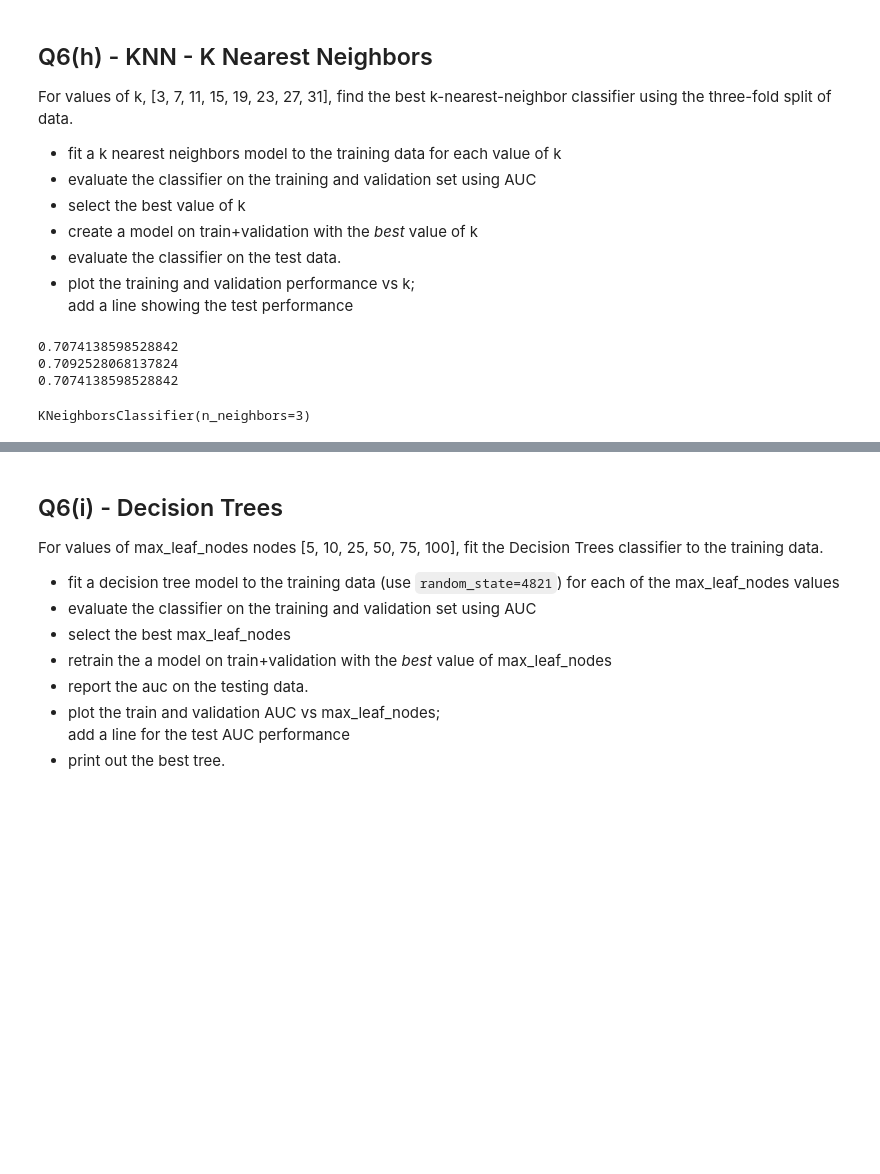
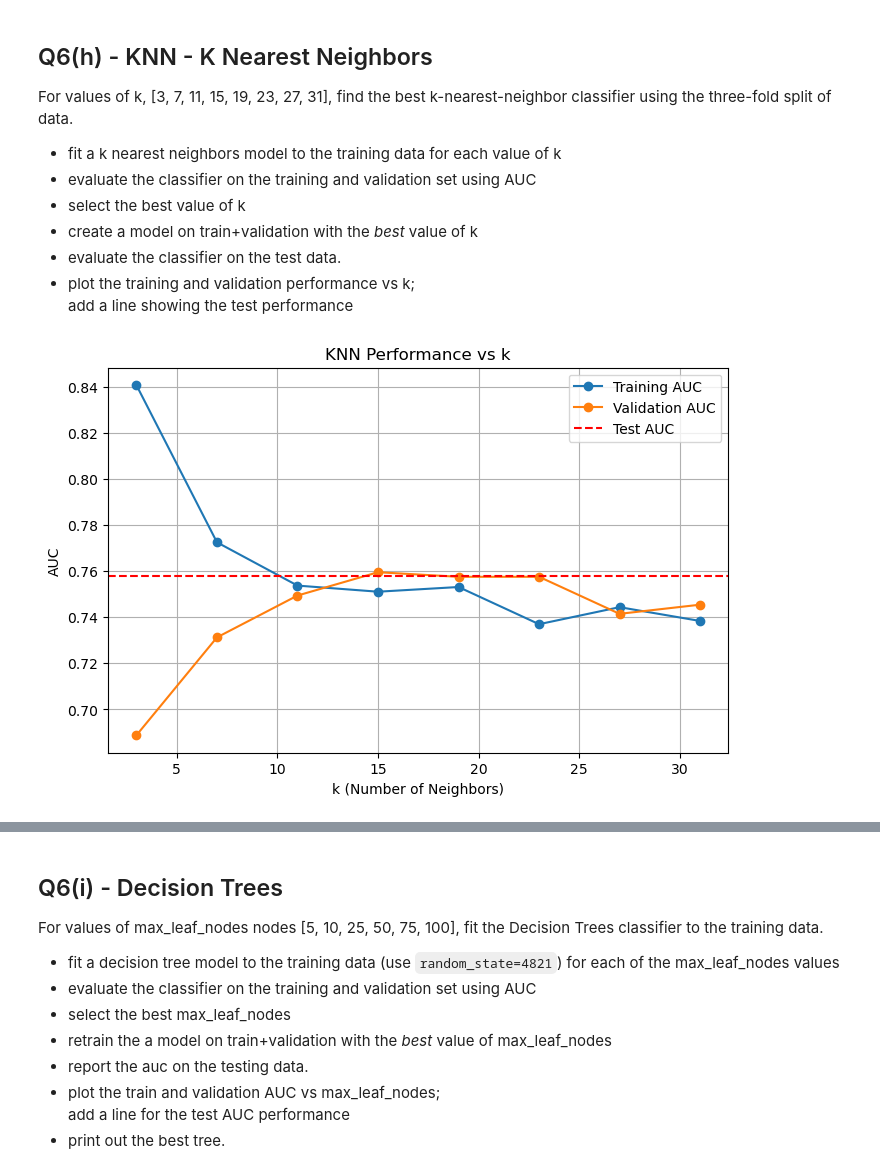
Before and after one commit to zecerman/CS4821, a Jupyter notebook: a2-4821.ipynb, the cells around one changed output, grey strips where cells are left out. Cells and saved outputs as stored; diff of their text form; code cells hidden in the pictures; blank space fills up the shorter version.

```diff
--- a/a2-4821.ipynb
+++ b/a2-4821.ipynb
@@ -947,63 +944,47 @@ add a line showing the test performance
 # %%
 
 kvals = [3, 7, 11, 15, 19, 23, 27, 31]
 
 knn_auc_val = np.zeros((1,len(kvals)))
 knn_auc_tr = np.zeros((1,len(kvals)))
 
-
 # fit a k nearest neighbors model to the training data
 # evaluate the classifier on the training and validation set using auc
+best_auc_val = -math.inf
+for i in range(len(kvals)):
+    k = kvals[i]
+    knn = KNeighborsClassifier(n_neighbors=k)
+    knn.fit(X_train_sc, y_train)
+    y_train_pred = knn.predict(X_train_sc)
+    y_val_pred = knn.predict(X_val_sc)
+    knn_auc_tr[0, i] = roc_auc_score(y_train, y_train_pred)
+    knn_auc_val[0, i] = roc_auc_score(y_val, y_val_pred)
 
 # select the best value of k
-knn_bestk = 0
-min_err = math.inf
-for i in range(len(kvals)):
-    k = kvals[i]
-    knn_val = KNeighborsClassifier(n_neighbors=k)
-    knn_val.fit(X_val_sc, y_val)
-    knn_train = KNeighborsClassifier(n_neighbors=k)
-    knn_train.fit(X_train_sc, y_train)
-    pred_val = knn_val.predict(X_test_sc)
-    pred_tr = knn_train.predict(X_test_sc)
-    auc_val = roc_auc_score(y_test, pred_val)
-    auc_tr = roc_auc_score(y_test, pred_tr)
-    knn_auc_val[0][i] = auc_val
-    knn_auc_tr[0][i] = auc_tr
-    # roc for fpr and tpr
-    # use auc
-    if auc_tr < min_err:
-        min_err = auc_tr
-        knn_bestk = k
-    if auc_val < min_err:
-        min_err = auc_val
-        knn_bestk = k
+knn_bestk = kvals[np.argmax(knn_auc_val)]
 
 # create a best model on train+validation
-bestk_val = knn_auc_val.min()
-bestk_tr = knn_auc_tr.min()
-print(bestk_val)
-print(bestk_tr)
-
 knn = KNeighborsClassifier(n_neighbors=knn_bestk)
 knn.fit(X_trainval_sc, y_trainval)
 
 
 # evaluate the classifier on the test data.
-# knn_auc_test = ...
+y_test_pred = knn.predict(X_test_sc)
+knn_auc_test = roc_auc_score(y_test, y_test_pred)
 
 # plot the training and validationing performance vs k.
 #   add a line for test performance
-
-
-
-
-# print('Best k:  %d' % (knn_bestk))
-# print('Test Perf:  %.6f' % (knn_auc_test))
+plt.figure(figsize=(8, 5))
+plt.plot(kvals, knn_auc_tr[0], label="Training AUC", marker='o')
+plt.plot(kvals, knn_auc_val[0], label="Validation AUC", marker='o')
+plt.axhline(y=knn_auc_test, color='r', linestyle='--', label="Test AUC")
+plt.xlabel("k (Number of Neighbors)")
+plt.ylabel("AUC")
+plt.title("KNN Performance vs k")
+plt.legend()
+plt.grid()
+plt.show()
 # %% [output]
-0.7074138598528842
-0.7092528068137824
-0.7074138598528842
-KNeighborsClassifier(n_neighbors=3)
+[figure, added]
 # %%
 grader.check("q6h")
```
Also changed, not shown: parts of 10 cells of this notebook, 1 other file.
